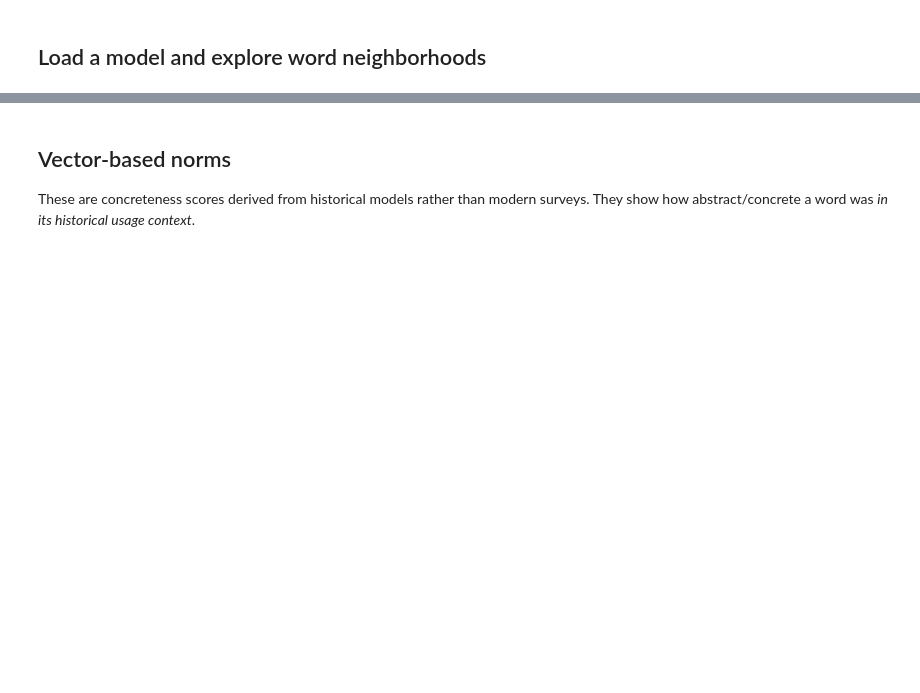
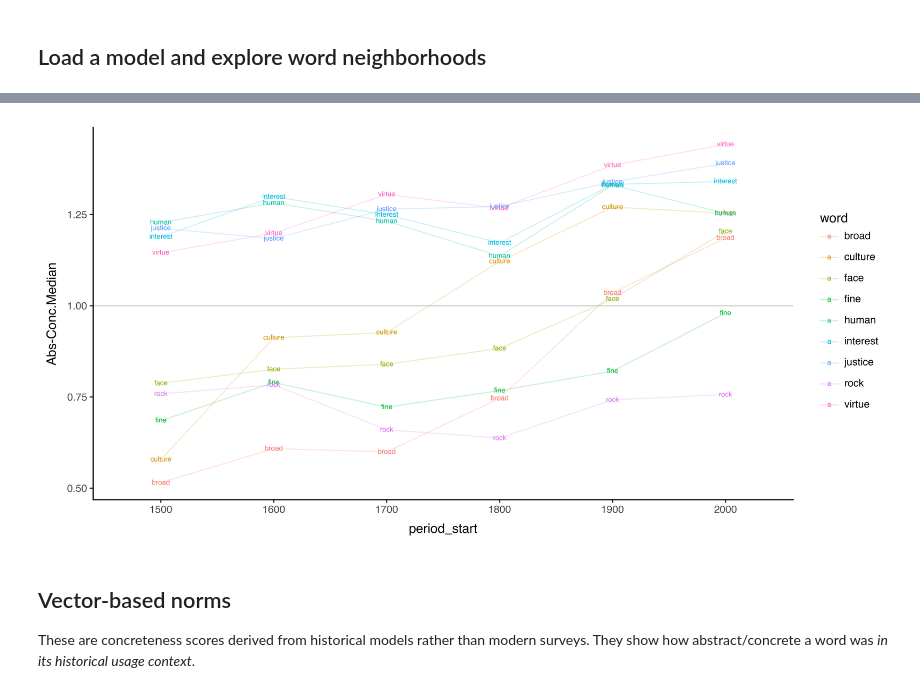
Before and after one commit to quadrismegistus/abstraction, a Jupyter notebook: notebooks/05-models.ipynb, the cells around one changed output, grey strips where cells are left out. Drawn from its saved outputs; the diff is of its cells as text; code cells hidden in the pictures; blank space fills up the shorter version.

```diff
--- a/notebooks/05-models.ipynb
+++ b/notebooks/05-models.ipynb
@@ -35,3 +248,19 @@ if paths:
+# %%
+import plotnine as p9
+import warnings
+warnings.filterwarnings('ignore')
+figdf = pd.concat(o).groupby(['word','period_start']).median(numeric_only=True).reset_index()
+fig  = (
+    p9.ggplot(figdf, p9.aes(x='period_start', y='Abs-Conc.Median',color='word',label='word',group='word'))
+    + p9.geom_hline(yintercept=1.0, color='black', alpha=.2)
+    + p9.geom_line(alpha=.2)
+    + p9.geom_text(size=6)
+    + p9.theme_classic()
+    + p9.theme(figure_size=(10, 5), dpi=300)
+)
+fig
+# %% [output]
+[figure, added]
 # %% [markdown]
 ## Vector-based norms
 
```
Also changed, not shown: parts of 9 cells of this notebook, 2 other files.
